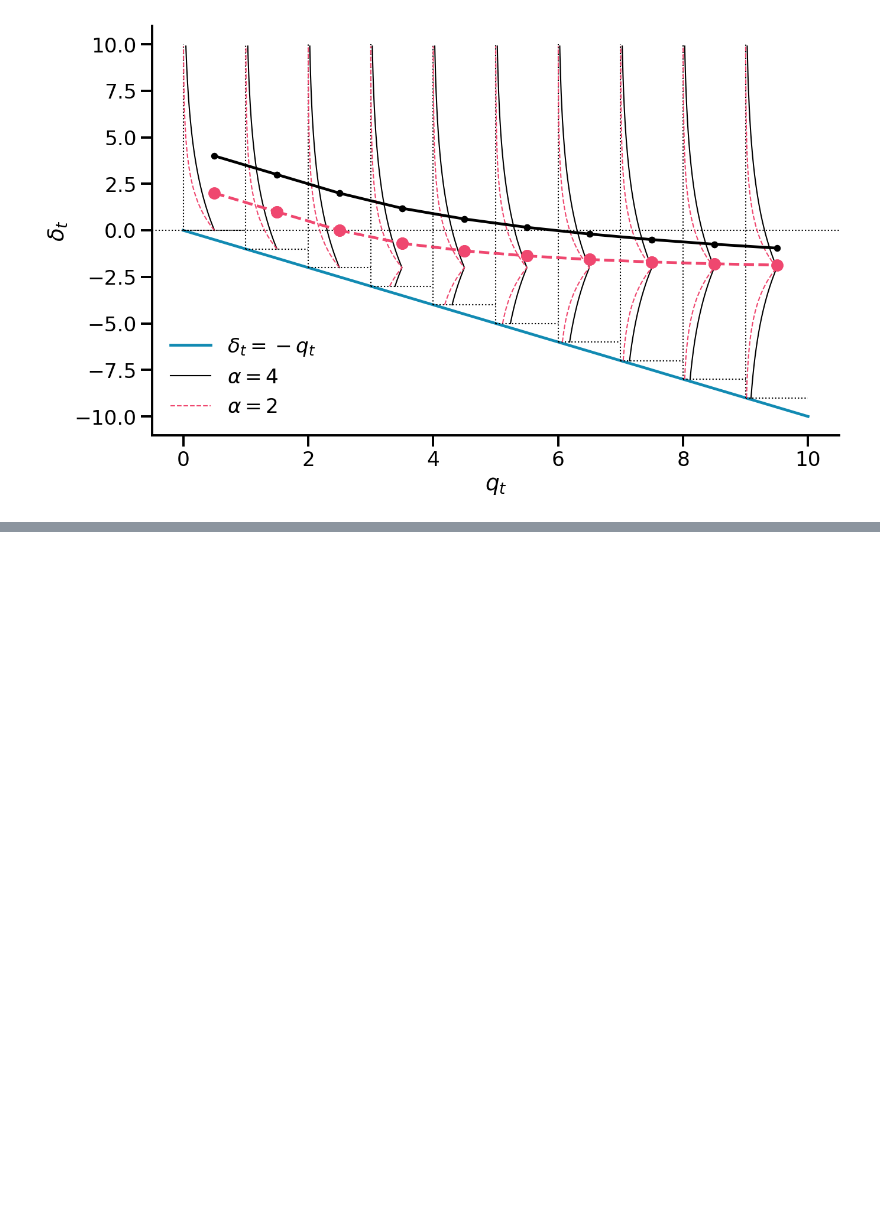
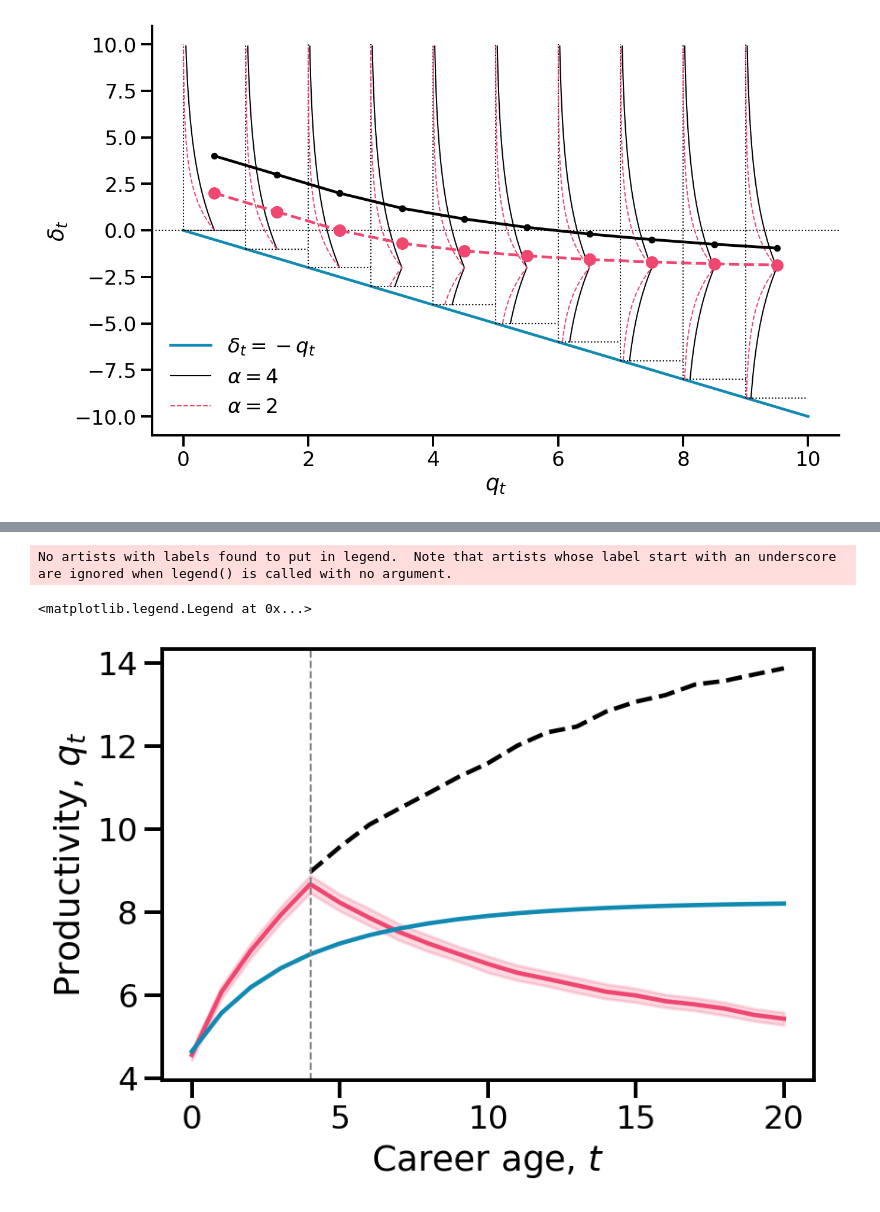
Before and after one commit to samzhang111/faculty-trajectories, a Jupyter notebook: fit/note/Simulations of simplified model vs. canonical trajectory.ipynb, the cells around one changed output, grey strips where cells are left out. Drawn from its saved outputs; the diff is of its cells as text; code cells hidden in the pictures; blank space fills up the shorter version.

```diff
--- a/fit/note/Simulations of simplified model vs. canonical trajectory.ipynb
+++ b/fit/note/Simulations of simplified model vs. canonical trajectory.ipynb
@@ -293,0 +477,32 @@ sns.despine()
+# %%
+prods = [alpha_q0]
+
+for i in range(100):
+        new_mu = trunc_laplace_expectation(scale_big, max(prods[-1] + global_mode_fixed, 0))
+        #new_mu = trunc_laplace_expectation(scale_big, prods[-1])
+        prods.append(new_mu)
+# %%
+fig, ax = plt.subplots(1, 1, figsize=(6, 4), dpi=150)
+
+canonical = simulate_trajectories_using_fixed_mode(make_parameters(scale_big, scale_small), alpha_q0, global_mode=global_mode_fixed, n=5000)
+continuation = simulate_trajectories_using_fixed_mode(make_parameters(scale_big, scale_big), alpha_q0, global_mode=global_mode_fixed, n=5000)[4:,]
+
+canonical_x = itertools.chain(*[itertools.repeat(i, canonical.shape[1]) for i in range(canonical.shape[0])])
+canonical_y = canonical.flatten()
+
+continuation_x = itertools.chain(*[itertools.repeat(4 + i, continuation.shape[1]) for i in range(continuation.shape[0])])
+continuation_y = continuation.flatten()
+
+sns.lineplot(ax=ax, x=canonical_x, y=canonical_y, label=None, color=colors[0])
+ax.plot(range(21), prods[:21], color=colors[1])
+sns.lineplot(ax=ax, x=continuation_x, y=continuation_y, label=None, color="black", linestyle='--', errorbar=None)
+
+ax.axvline(4, linestyle='--', color='gray', lw=1)
+
+ax.set_xlabel("Career age, $t$")
+ax.set_ylabel("Productivity, $q_t$")
+ax.legend(frameon=False)
+# %% [output]
+No artists with labels found to put in legend.  Note that artists whose label start with an underscore are ignored when legend() is called with no argument.
+<matplotlib.legend.Legend at 0x...>
+[figure, added]
```
Also changed, not shown: parts of 22 cells of this notebook, 4 other files.
